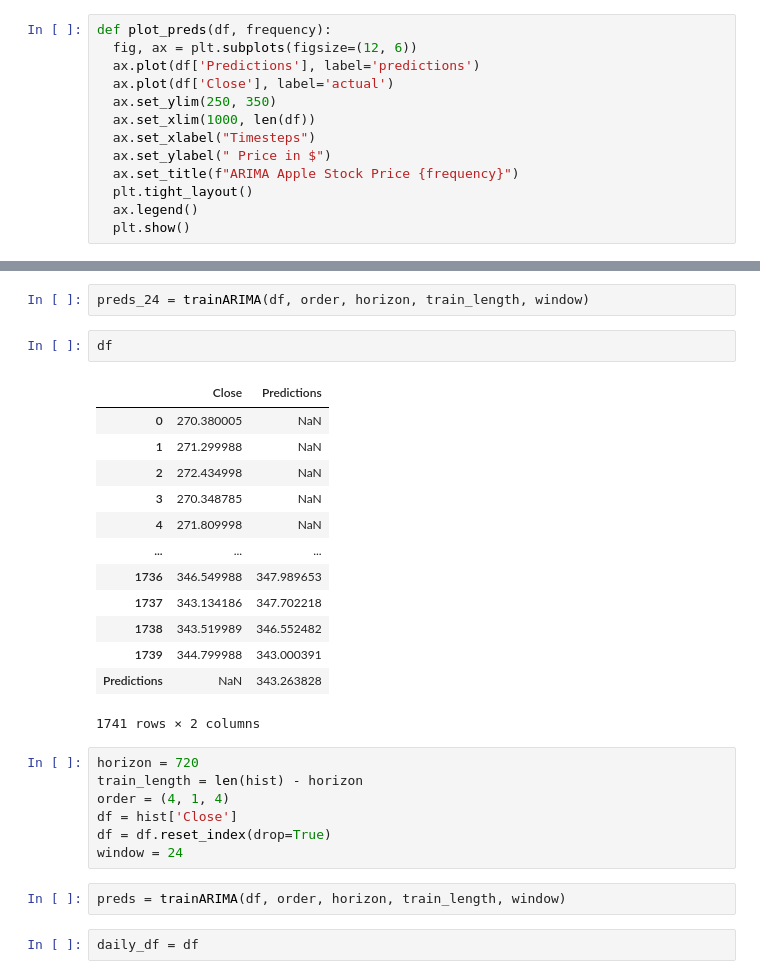
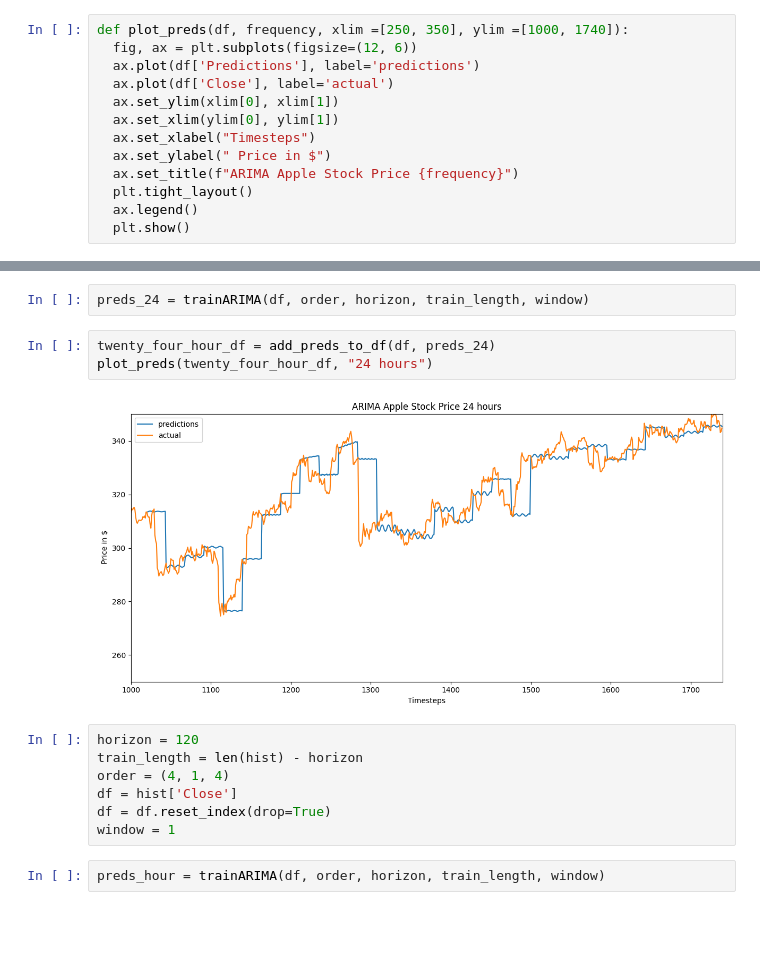
Before and after one commit to lewinskie254/stock-market-prediction, a Jupyter notebook: predict_stock_prices.ipynb, the cells around one changed output, grey strips where cells are left out. Cells and saved outputs as stored; diff of their text form; blank space fills up the shorter version.

Commit message:
Hourly vs 24 hours vs 12 hour lags

```diff
--- a/predict_stock_prices.ipynb
+++ b/predict_stock_prices.ipynb
@@ -181,12 +185,12 @@ def add_preds_to_df(df, preds):
   df.loc[df.index[-len(preds):], 'Predictions'] = preds.values
   return df
 # %%
-def plot_preds(df, frequency):
+def plot_preds(df, frequency, xlim =[250, 350], ylim =[1000, 1740]):
   fig, ax = plt.subplots(figsize=(12, 6))
   ax.plot(df['Predictions'], label='predictions')
   ax.plot(df['Close'], label='actual')
-  ax.set_ylim(250, 350)
-  ax.set_xlim(1000, len(df))
+  ax.set_ylim(xlim[0], xlim[1])
+  ax.set_xlim(ylim[0], ylim[1])
   ax.set_xlabel("Timesteps")
   ax.set_ylabel(" Price in $")
   ax.set_title(f"ARIMA Apple Stock Price {frequency}")
@@ -208,30 +212,17 @@ df = df.reset_index(drop=True)
 window = 24
 # %%
 preds_24 = trainARIMA(df, order, horizon, train_length, window)
-# %%
-df
-# %% [output]
-|  | Close | Predictions |
-| 0 | 270.380005 | NaN |
-| 1 | 271.299988 | NaN |
-| 2 | 272.434998 | NaN |
-| 3 | 270.348785 | NaN |
-| 4 | 271.809998 | NaN |
-| ... | ... | ... |
-| 1736 | 346.549988 | 347.989653 |
-| 1737 | 343.134186 | 347.702218 |
-| 1738 | 343.519989 | 346.552482 |
-| 1739 | 344.799988 | 343.000391 |
-| Predictions | NaN | 343.263828 |
-1741 rows × 2 columns
+# %%
+twenty_four_hour_df = add_preds_to_df(df, preds_24)
+plot_preds(twenty_four_hour_df, "24 hours")
+# %% [output]
+[figure, added]
 # %%
-horizon = 720
+horizon = 120
 train_length = len(hist) - horizon
 order = (4, 1, 4)
 df = hist['Close']
 df = df.reset_index(drop=True)
-window = 24
+window = 1
 # %%
-preds = trainARIMA(df, order, horizon, train_length, window)
+preds_hour = trainARIMA(df, order, horizon, train_length, window)
-# %%
-daily_df = df
```
Also changed, not shown: parts of 4 cells of this notebook.
